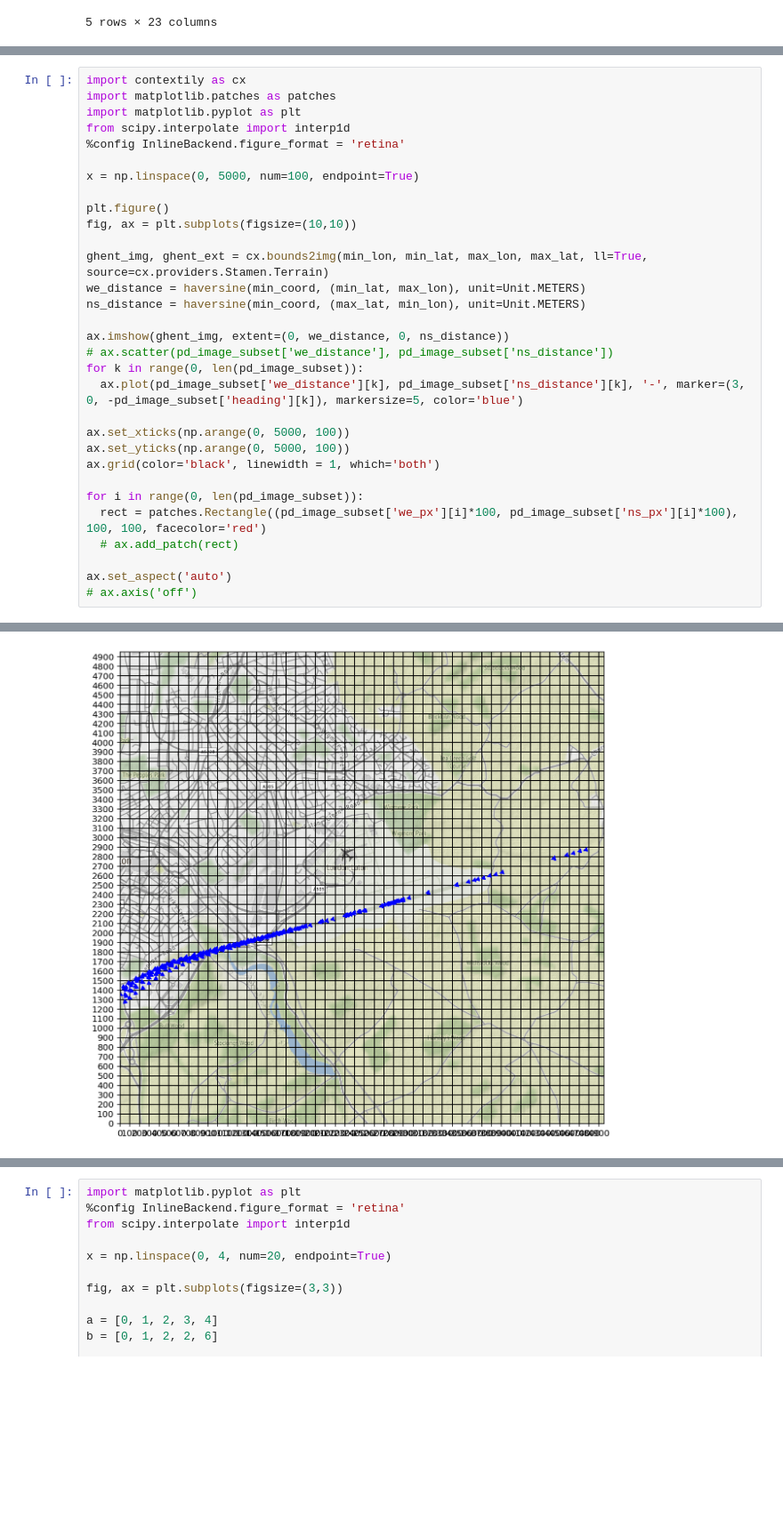
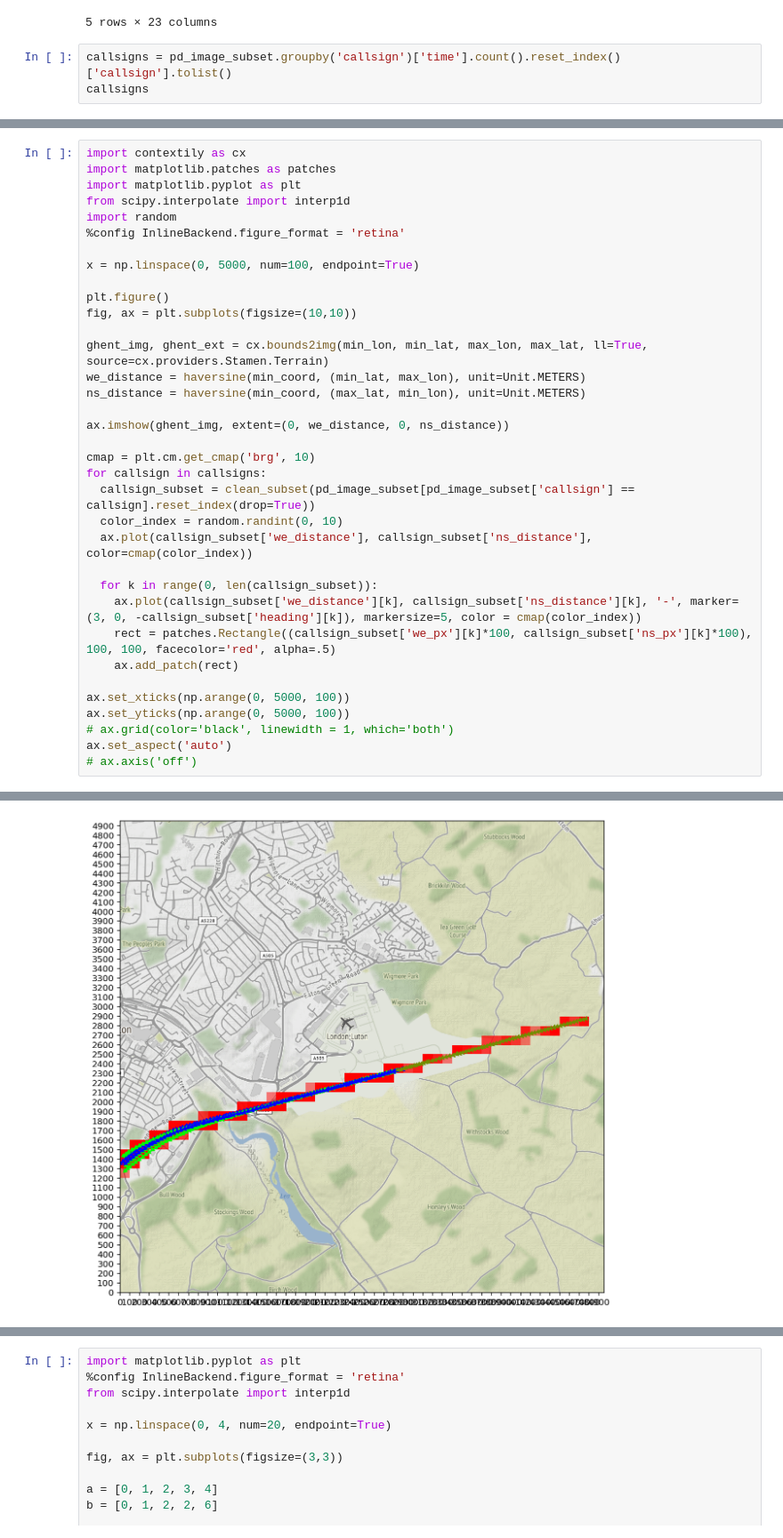
Before and after one commit to naguzmans/opportunistic-utm, a Jupyter notebook: spark.ipynb, the cells around one changed output, grey strips where cells are left out. Shown at 89% size. Cells and saved outputs as stored; diff of their text form; blank space fills up the shorter version.

```diff
--- a/spark.ipynb
+++ b/spark.ipynb
@@ -377,3 +365,6 @@ pd_image_subset.head()
 | 3 | 1546322552 | 40750e | 51.874695 | -0.368042 | 48.548908 | 254.638382 | 0.32512 | WUK535 | False | False | ... | ... |
 | 4 | 1546322553 | 40750e | 51.874554 | -0.368805 | 50.807693 | 254.134293 | 0.32512 | WUK535 | False | False | ... | ... |
 5 rows × 23 columns
+# %%
+callsigns = pd_image_subset.groupby('callsign')['time'].count().reset_index()['callsign'].tolist()
+callsigns
@@ -380,34 +427,38 @@ pd_image_subset.head()
 # %%
 import contextily as cx
 import matplotlib.patches as patches
 import matplotlib.pyplot as plt
 from scipy.interpolate import interp1d
+import random
 %config InlineBackend.figure_format = 'retina'
 
 x = np.linspace(0, 5000, num=100, endpoint=True)
 
 plt.figure()
 fig, ax = plt.subplots(figsize=(10,10))
 
 ghent_img, ghent_ext = cx.bounds2img(min_lon, min_lat, max_lon, max_lat, ll=True, source=cx.providers.Stamen.Terrain)
 we_distance = haversine(min_coord, (min_lat, max_lon), unit=Unit.METERS)
 ns_distance = haversine(min_coord, (max_lat, min_lon), unit=Unit.METERS)
 
 ax.imshow(ghent_img, extent=(0, we_distance, 0, ns_distance))
-# ax.scatter(pd_image_subset['we_distance'], pd_image_subset['ns_distance'])
-for k in range(0, len(pd_image_subset)):
-  ax.plot(pd_image_subset['we_distance'][k], pd_image_subset['ns_distance'][k], '-', marker=(3, 0, -pd_image_subset['heading'][k]), markersize=5, color='blue')
+
+cmap = plt.cm.get_cmap('brg', 10)
+for callsign in callsigns:
+  callsign_subset = clean_subset(pd_image_subset[pd_image_subset['callsign'] == callsign].reset_index(drop=True))
+  color_index = random.randint(0, 10)
+  ax.plot(callsign_subset['we_distance'], callsign_subset['ns_distance'], color=cmap(color_index))
+
+  for k in range(0, len(callsign_subset)):
+    ax.plot(callsign_subset['we_distance'][k], callsign_subset['ns_distance'][k], '-', marker=(3, 0, -callsign_subset['heading'][k]), markersize=5, color = cmap(color_index))
+    rect = patches.Rectangle((callsign_subset['we_px'][k]*100, callsign_subset['ns_px'][k]*100), 100, 100, facecolor='red', alpha=.5)
+    ax.add_patch(rect)
 
 ax.set_xticks(np.arange(0, 5000, 100))
 ax.set_yticks(np.arange(0, 5000, 100))
-ax.grid(color='black', linewidth = 1, which='both')
-
-for i in range(0, len(pd_image_subset)):
-  rect = patches.Rectangle((pd_image_subset['we_px'][i]*100, pd_image_subset['ns_px'][i]*100), 100, 100, facecolor='red')
-  # ax.add_patch(rect)
-
+# ax.grid(color='black', linewidth = 1, which='both')
 ax.set_aspect('auto')
 # ax.axis('off')
 # %% [output]
 <Figure size 432x288 with 0 Axes>
-[figure, old version]
+[figure, new version]
```
Also changed, not shown: parts of 8 cells of this notebook.
